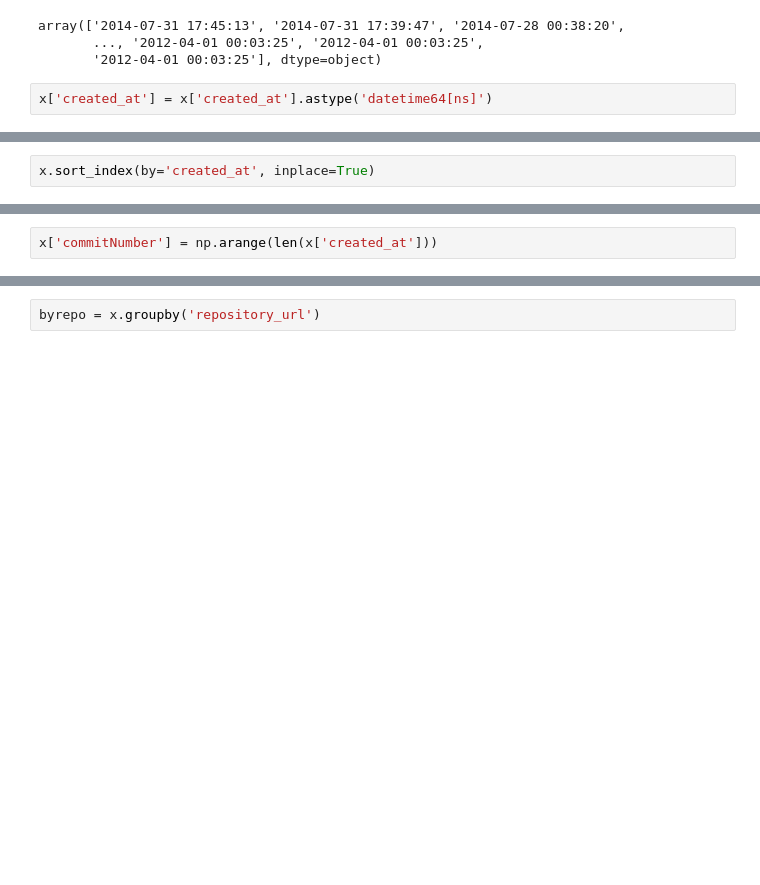
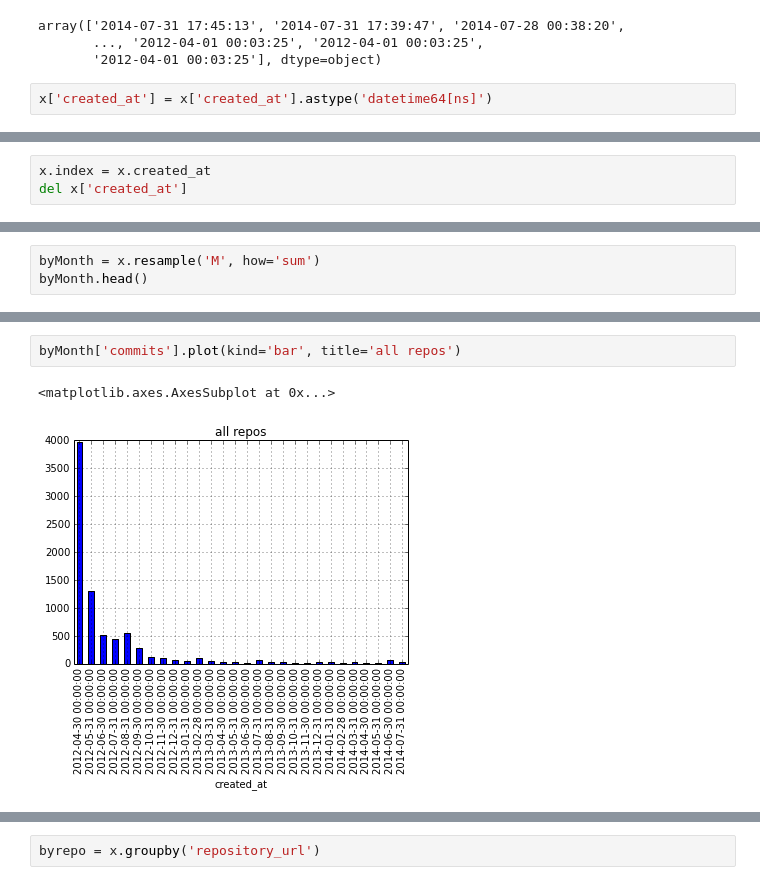
Before and after one commit to gauthamnair/repopulse, a Jupyter notebook: mockupFeasibility.ipynb, the cells around one changed output, grey strips where cells are left out. Drawn from its saved outputs; the diff is of its cells as text; blank space fills up the shorter version.

Commit message:
added all commits vs month, and made notebook print sql that gave the data

```diff
--- a/mockupFeasibility.ipynb
+++ b/mockupFeasibility.ipynb
@@ -45,5 +33,6 @@ array(['2014-07-31T17:45:13.000000000-0400',
-# %%
-x.sort_index(by='created_at', inplace=True)
+# %%
+x.index = x.created_at
+del x['created_at']
 # %%
 x.head()
 # %% [output]
@@ -63,2 +45,0 @@ x.head()
-# %%
-x['commitNumber'] = np.arange(len(x['created_at']))
@@ -85,0 +48,3 @@ x.plot(x='created_at', y='commitNumber', title='cumulative commits')
+# %%
+byMonth = x.resample('M', how='sum')
+byMonth.head()
@@ -85,0 +59,5 @@ x.plot(x='created_at', y='commitNumber', title='cumulative commits')
+# %%
+byMonth['commits'].plot(kind='bar', title='all repos')
+# %% [output]
+<matplotlib.axes.AxesSubplot at 0x...>
+[figure, added]
```
Also changed, not shown: parts of 11 cells of this notebook.
